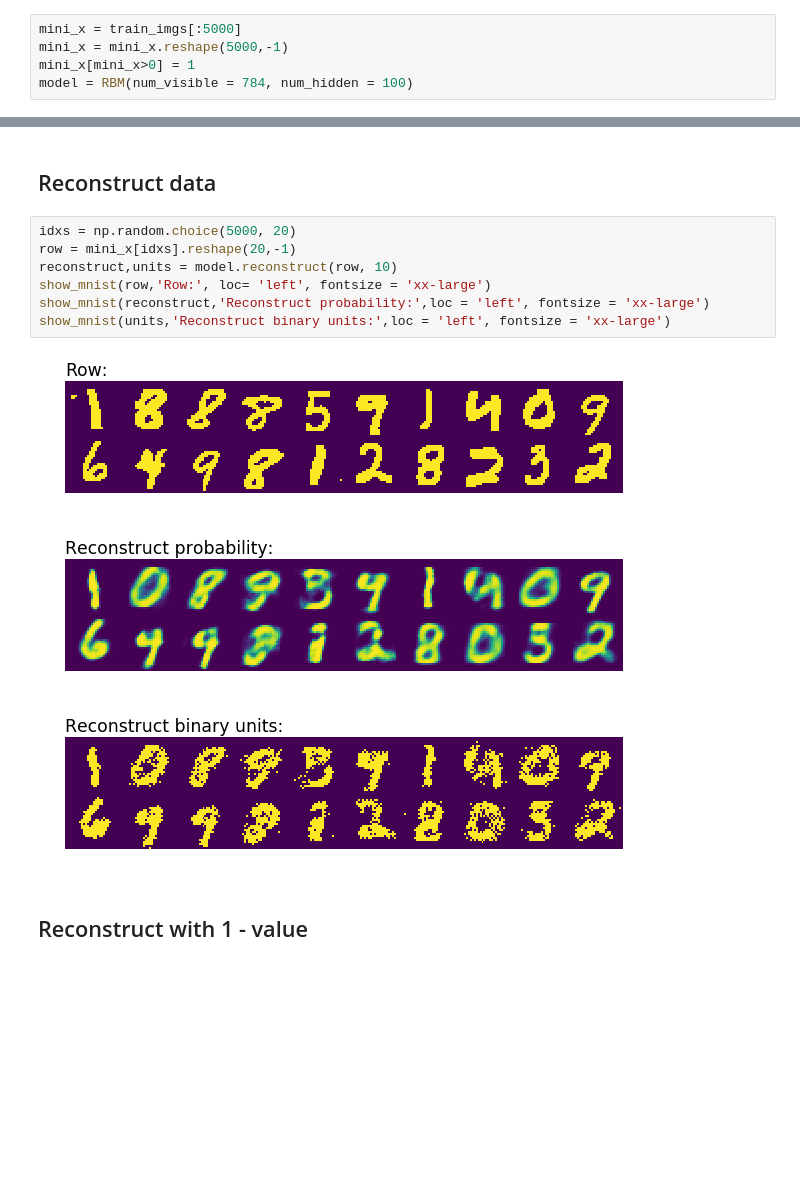
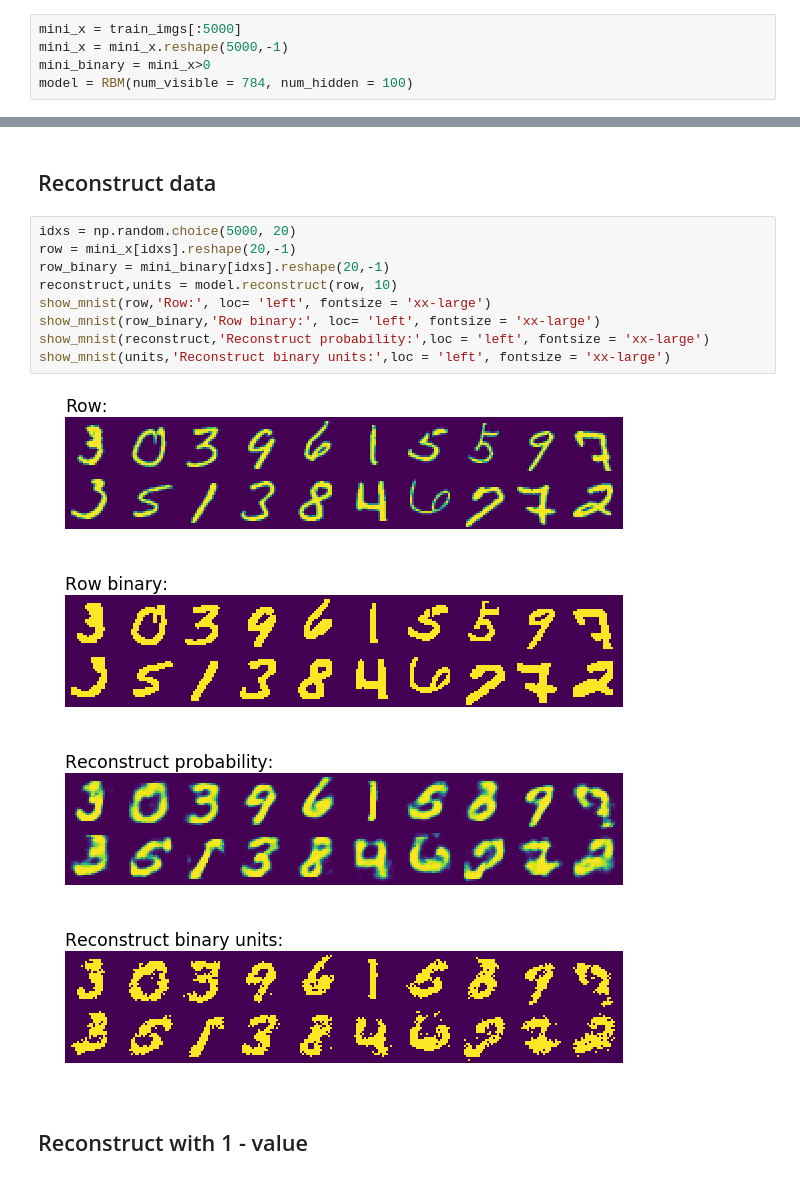
Before and after one commit to liyzcj/ann, a Jupyter notebook: rbm/RBM.ipynb, the cells around one changed output, grey strips where cells are left out. Saved outputs shown, nothing was run; the diff lists cells and outputs as text; blank space fills up the shorter version.

Commit message:
show row and binary, finish all

```diff
--- a/rbm/RBM.ipynb
+++ b/rbm/RBM.ipynb
@@ -52,7 +50,7 @@ show_mnist(train_imgs[idxs],'Mnist:',loc = 'left', fontsize = 'xx-large')
 # %%
 mini_x = train_imgs[:5000]
 mini_x = mini_x.reshape(5000,-1)
-mini_x[mini_x>0] = 1
+mini_binary = mini_x>0
 model = RBM(num_visible = 784, num_hidden = 100)
 # %% [markdown]
 ## Train data : Contrastive Divergence
@@ -81,14 +79,17 @@ Epoch 4900: Error is 1503.4087715693565
 # %%
 idxs = np.random.choice(5000, 20)
 row = mini_x[idxs].reshape(20,-1)
+row_binary = mini_binary[idxs].reshape(20,-1)
 reconstruct,units = model.reconstruct(row, 10)
 show_mnist(row,'Row:', loc= 'left', fontsize = 'xx-large')
+show_mnist(row_binary,'Row binary:', loc= 'left', fontsize = 'xx-large')
 show_mnist(reconstruct,'Reconstruct probability:',loc = 'left', fontsize = 'xx-large')
 show_mnist(units,'Reconstruct binary units:',loc = 'left', fontsize = 'xx-large')
 # %% [output]
-[figure, old version]
+[figure, new version]
-[figure, old version]
+[figure, new version]
-[figure, old version]
+[figure, new version]
+[figure, added]
 # %% [markdown]
 ## Reconstruct with 1 - value
 # %%
```
Also changed, not shown: parts of 5 cells of this notebook.
